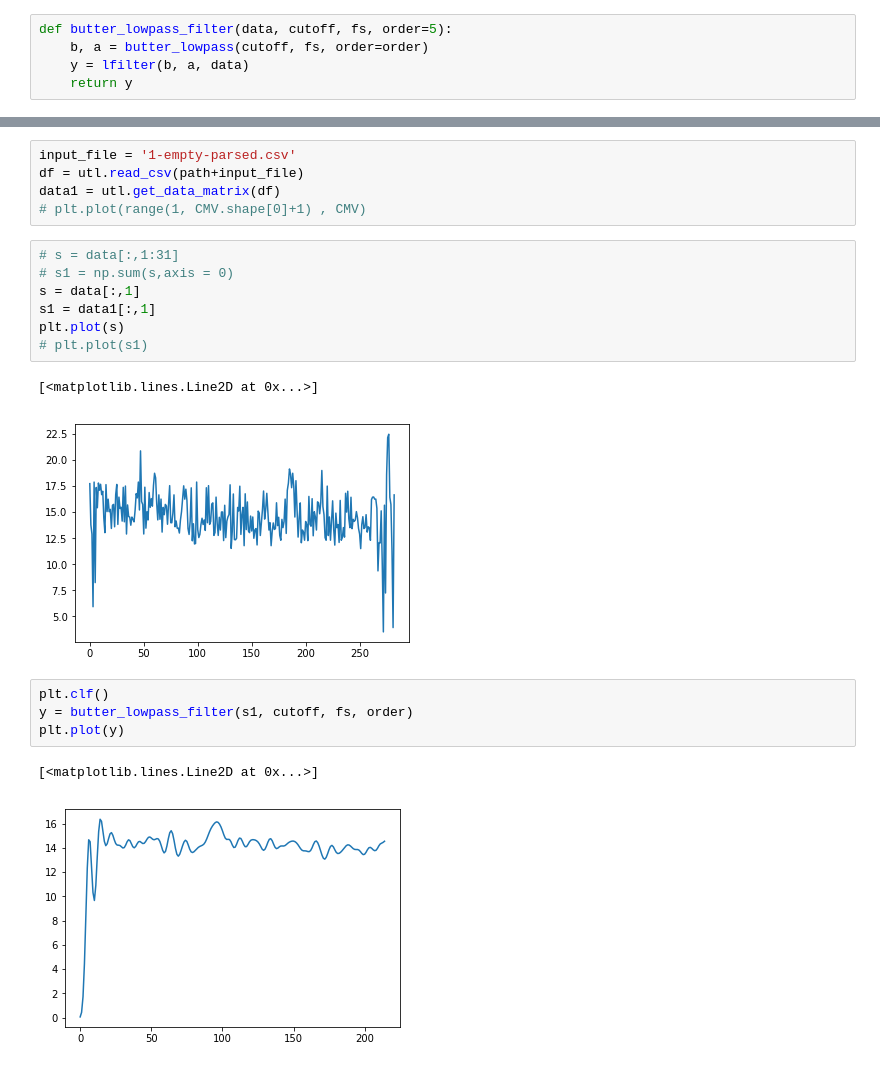
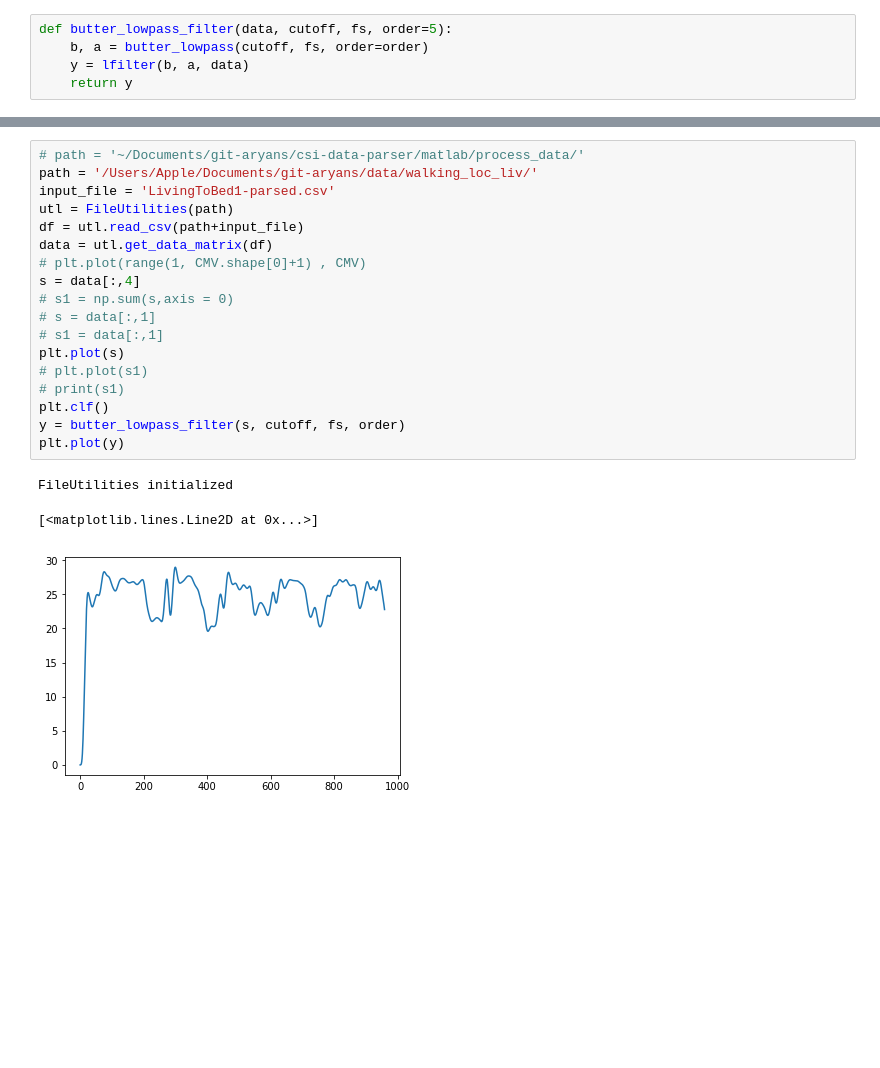
Before and after one commit to aryans23/Wi-Chase, a Jupyter notebook: filters.ipynb, the cells around one changed output, grey strips where cells are left out. Drawn from its saved outputs; the diff is of its cells as text; blank space fills up the shorter version.

Commit message:
walking classification

```diff
--- a/filters.ipynb
+++ b/filters.ipynb
@@ -94,22 +255,22 @@ FileUtilities initialized
-# %%
-input_file = '1-empty-parsed.csv'
-df = utl.read_csv(path+input_file)
-data1 = utl.get_data_matrix(df)
-# plt.plot(range(1, CMV.shape[0]+1) , CMV)
-# %%
-# s = data[:,1:31]
-# s1 = np.sum(s,axis = 0)
-s = data[:,1]
-s1 = data1[:,1]
-plt.plot(s)
-# plt.plot(s1)
-# %% [output]
-[<matplotlib.lines.Line2D at 0x...>]
-[figure, removed]
-# %%
-plt.clf()
-y = butter_lowpass_filter(s1, cutoff, fs, order)
-plt.plot(y)
-# %% [output]
-[<matplotlib.lines.Line2D at 0x...>]
-[figure, removed]
+# %%
+# path = '~/Documents/git-aryans/csi-data-parser/matlab/process_data/'
+path = '/Users/Apple/Documents/git-aryans/data/walking_loc_liv/'
+input_file = 'LivingToBed1-parsed.csv'
+utl = FileUtilities(path)
+df = utl.read_csv(path+input_file)
+data = utl.get_data_matrix(df)
+# plt.plot(range(1, CMV.shape[0]+1) , CMV)
+s = data[:,4]
+# s1 = np.sum(s,axis = 0)
+# s = data[:,1]
+# s1 = data[:,1]
+plt.plot(s)
+# plt.plot(s1)
+# print(s1)
+plt.clf()
+y = butter_lowpass_filter(s, cutoff, fs, order)
+plt.plot(y)
+# %% [output]
+FileUtilities initialized
+[<matplotlib.lines.Line2D at 0x...>]
+[figure, added]
```
Also changed, not shown: parts of 14 cells of this notebook, 3 other files.
